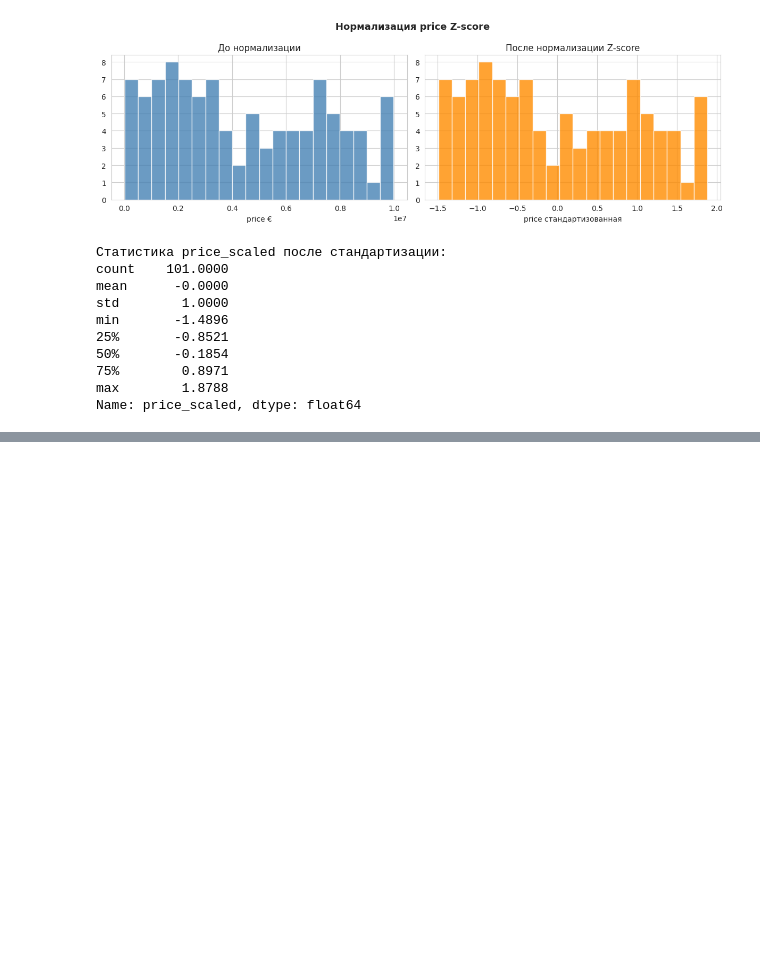
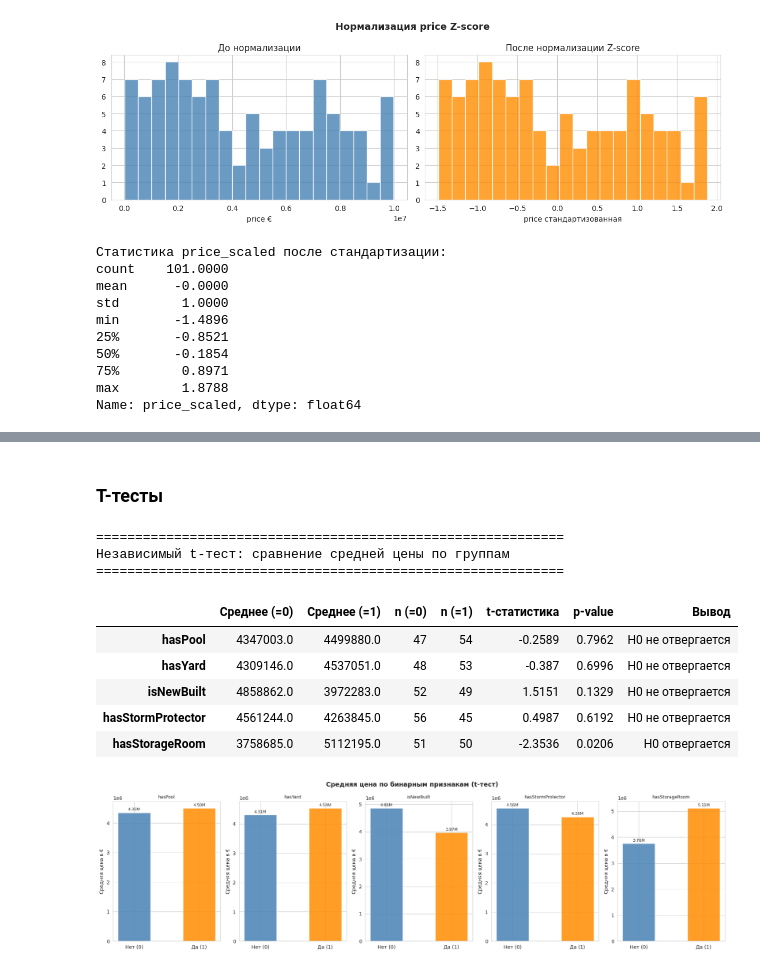
Before and after one commit to boshetunmay1/paris-real-estate-analysis, a Jupyter notebook: kursovaya.ipynb, the cells around one changed output, grey strips where cells are left out. Saved outputs shown, nothing was run; the diff lists cells and outputs as text; code cells hidden in the pictures; blank space fills up the shorter version.

```diff
--- a/kursovaya.ipynb
+++ b/kursovaya.ipynb
@@ -220,0 +389,60 @@ Name: price_scaled, dtype: float64
+# %% [markdown]
+### Т-тесты
+# %%
+from scipy.stats import ttest_ind, f_oneway, levene
+
+print("=" * 60)
+print("Независимый t-тест: сравнение средней цены по группам")
+print("=" * 60)
+
+binary_vars = ['hasPool', 'hasYard', 'isNewBuilt',
+               'hasStormProtector', 'hasStorageRoom']
+
+ttest_results = {}
+for var in binary_vars:
+    group0 = df[df[var] == 0]['price']
+    group1 = df[df[var] == 1]['price']
+    t_stat, p_val = ttest_ind(group0, group1, equal_var=False)
+    ttest_results[var] = {
+        'Среднее (=0)': round(group0.mean(), 0),
+        'Среднее (=1)': round(group1.mean(), 0),
+        'n (=0)':       len(group0),
+        'n (=1)':       len(group1),
+        't-статистика': round(t_stat, 4),
+        'p-value':      round(p_val, 4),
+        'Вывод':        'H0 отвергается' if p_val < 0.05 else 'H0 не отвергается'
+    }
+
+display(pd.DataFrame(ttest_results).T)
+
+#визуализация t-теста
+fig, axes = plt.subplots(1, len(binary_vars), figsize=(18, 5))
+fig.suptitle('Средняя цена по бинарным признакам (t-тест)',
+             fontsize=13, fontweight='bold')
+
+for ax, var in zip(axes, binary_vars):
+    means = df.groupby(var)['price'].mean()
+    bars = ax.bar(['Нет (0)', 'Да (1)'], means.values,
+                  color=['steelblue', 'darkorange'], edgecolor='white',
+                  alpha=0.85, width=0.5)
+    ax.set_title(var, fontsize=9)
+    ax.set_ylabel('Средняя цена в €')
+    #подписи значений
+    for bar, val in zip(bars, means.values):
+        ax.text(bar.get_x() + bar.get_width() / 2,
+                bar.get_height() * 1.01,
+                f'{val/1e6:.2f}M', ha='center', va='bottom', fontsize=8)
+
+plt.tight_layout()
+plt.show()
+# %% [output]
+============================================================
+Независимый t-тест: сравнение средней цены по группам
+============================================================
+|  | Среднее (=0) | Среднее (=1) | n (=0) | n (=1) | t-статистика | p-value | Вывод |
+| hasPool | 4347003.0 | 4499880.0 | 47 | 54 | -0.2589 | 0.7962 | H0 не отвергается |
+| hasYard | 4309146.0 | 4537051.0 | 48 | 53 | -0.387 | 0.6996 | H0 не отвергается |
+| isNewBuilt | 4858862.0 | 3972283.0 | 52 | 49 | 1.5151 | 0.1329 | H0 не отвергается |
+| hasStormProtector | 4561244.0 | 4263845.0 | 56 | 45 | 0.4987 | 0.6192 | H0 не отвергается |
+| hasStorageRoom | 3758685.0 | 5112195.0 | 51 | 50 | -2.3536 | 0.0206 | H0 отвергается |
+[figure, added]
```
Also changed, not shown: parts of 13 cells of this notebook.
